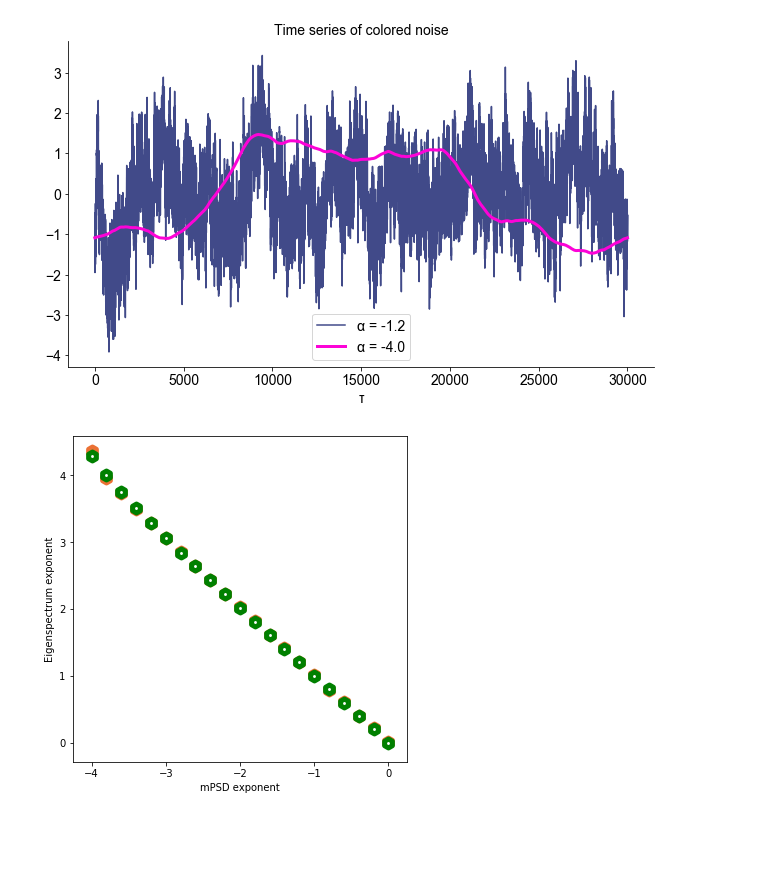
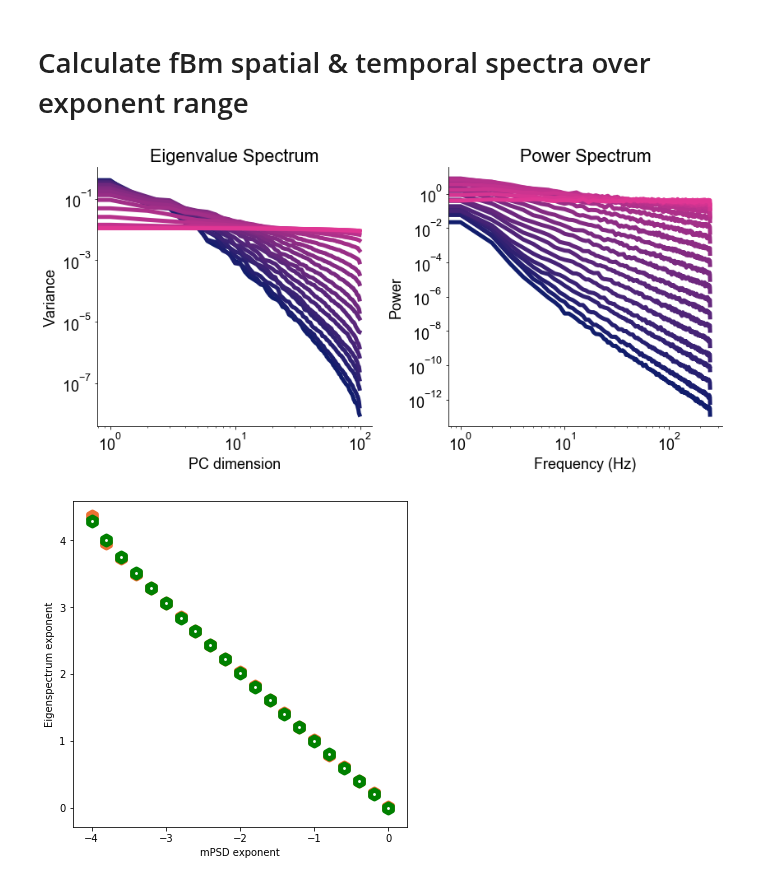
Before and after one commit to voytekresearch/galaxybrain, a Jupyter notebook: notebooks/noise_sim.ipynb, the cells around one changed output. Cells and saved outputs as stored; diff of their text form; code cells hidden in the pictures; blank space fills up the shorter version.

Commit message:
noise nb cleanup

```diff
--- a/notebooks/noise_sim.ipynb
+++ b/notebooks/noise_sim.ipynb
@@ -218,15 +77,50 @@ plt.show()
-# %%
-save = 1
-f = plt.figure(figsize = (10.5,6))
-plt.plot(signals['-1.2'][0].T, color = '#111d6c', label = '\u03B1 = -1.2', alpha = 0.8)
-plt.plot(signals['-4.0'][0].T, color = '#fc03d7', lw = 3, label = '\u03B1 = -4.0')
-plt.legend(fontsize = 14)
-plt.xlabel('\u03C4')
-plt.title('Time series of colored noise', fontsize = 14)
-plt.show()
-
-if save:
-    f.savefig('../../conferences/sampleseries', dpi = 300)
-# %% [output]
-[figure, removed]
+# %% [markdown]
+# Calculate fBm spatial & temporal spectra over exponent range
+# %%
+def sim_and_fit(exponents, sum_sig, num=100, f_range=None):
+    """
+    Iterates over list of exponents, simulates an fBm signal
+    and calculate spatial & temporal spectra, and fits exponent
+    """
+    fs=500; nperseg=fs; noverlap=fs/2 #; freqs = np.fft.rfftfreq(nperseg);
+    pc_dims = np.arange(1,num+1)
+    pca_results = []
+    fft_results = []
+    slopes = []
+    for exp in exponents:
+        sig = np.array([sim_powerlaw(60, fs, exp) for n in range(num)]) # sample of num signals
+        evals = pca(sig.T, num) # transpose shape
+        pca_results.append(evals)
+
+        if sum_sig:
+            sig = np.array(sig).sum(axis = 0) # now one time series
+        freqs, spec = compute_spectrum(sig, fs, nperseg=nperseg, noverlap=noverlap)
+        fft_results.append(spec)
+        if not sum_sig:
+            spec = spec.mean(0)
+        slopes.append( (fooofy(pc_dims, evals, None, group = False)[0],
+                        fooofy(freqs, spec, f_range, group = False)[0]) )
+
+    return tuple(map(np.array, (slopes, pca_results, fft_results)))
+
+exponents = np.around(np.arange(-4,0.2,0.2),1) #no sci notation
+slopes, pca_results, fft_results = sim_and_fit(exponents, sum_sig = False)
+slopes2, pca_results2, fft_results2 = sim_and_fit(exponents, sum_sig = True)
+# %%
+rc_style(font_size=18)
+colorcycler(['#111d6c', '#e03694'], exponents.shape[0])
+# e spec
+plt.figure(figsize=(12,6))
+plt.subplot(1,2,1)
+plt.loglog(pca_results2.T, linewidth=5)
+pltlabel('Eigenvalue Spectrum', 'PC dimension', 'Variance')
+## PSD
+plt.subplot(1,2,2)
+#plt.loglog(fft_results.mean(0), linewidth=5, color=cmap[i]) #in non summing case
+plt.loglog(fft_results2.T, linewidth=5)
+pltlabel('Power Spectrum','Frequency (Hz)', 'Power')
+plt.tight_layout()
+plt.show()
+# %% [output]
+[figure, added]
 # %%
```
Also changed, not shown: parts of 29 cells of this notebook, 4 other files.
